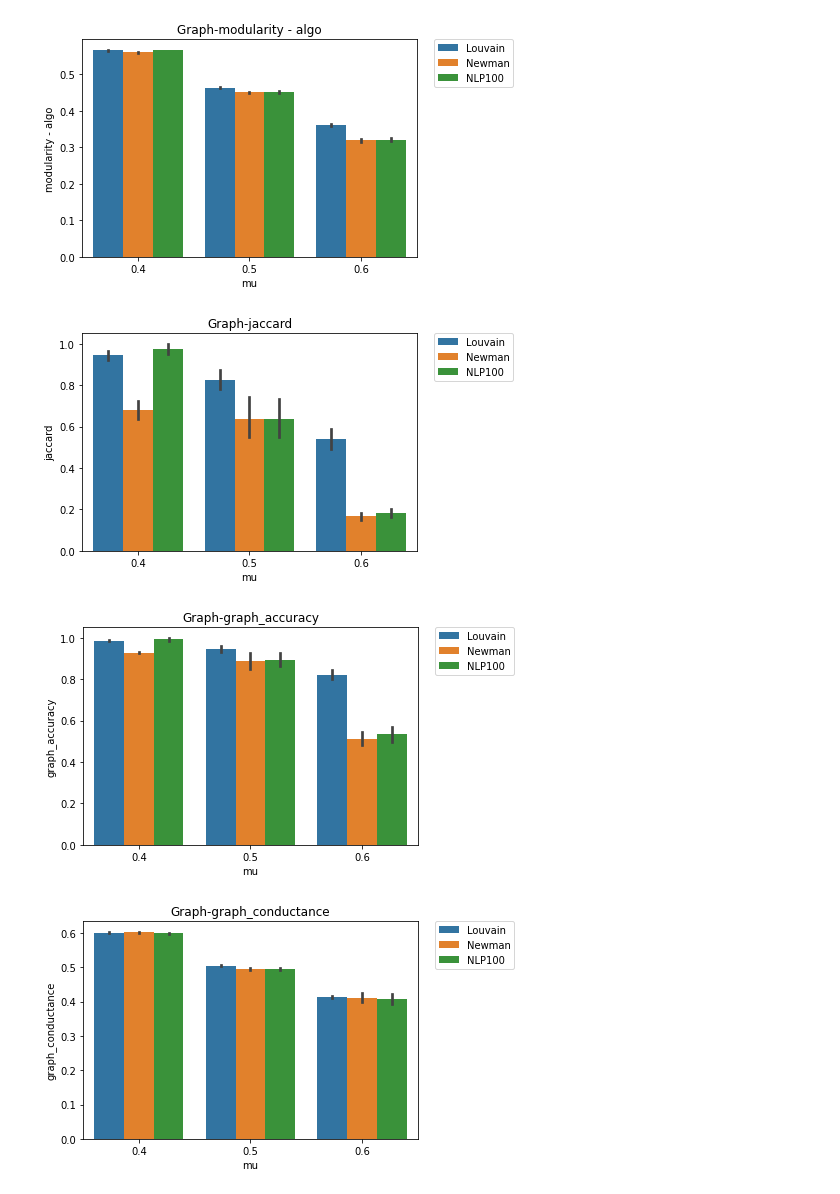
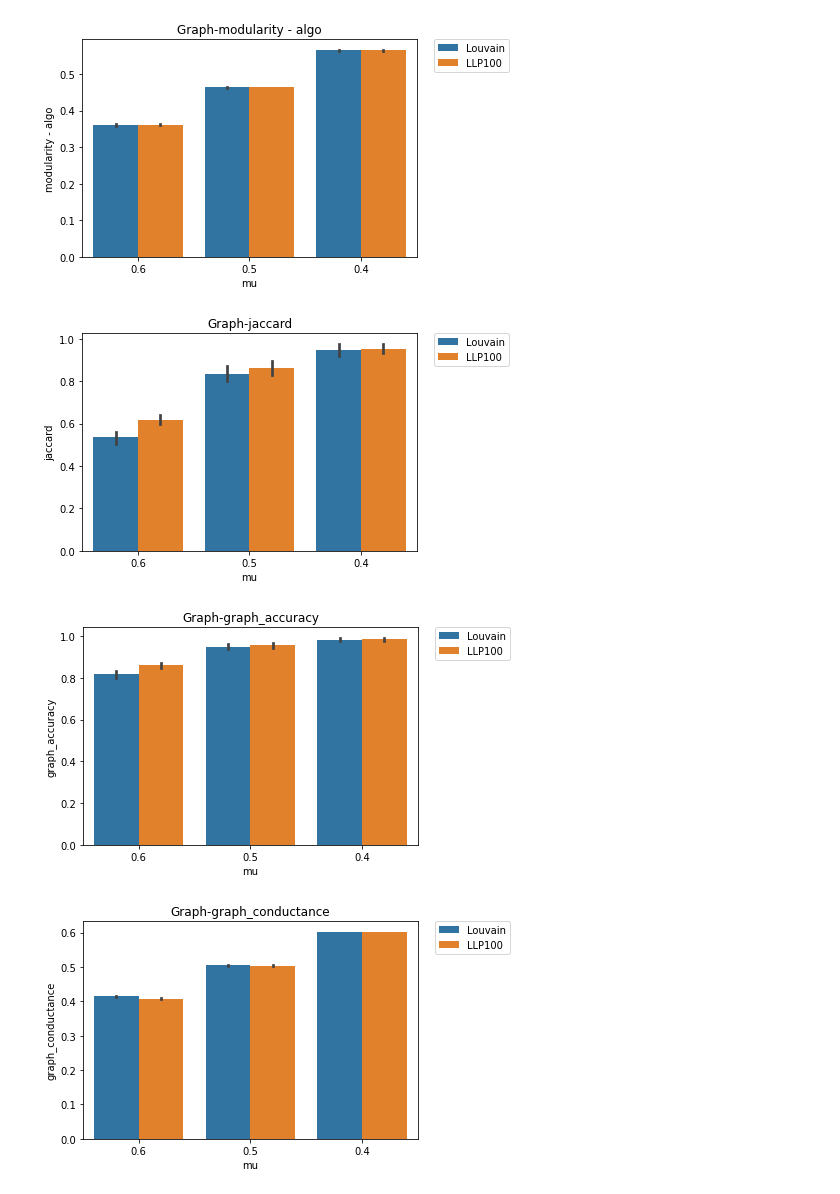
Before and after one commit to keskim1111/network-analysis, a Jupyter notebook: visualization/create_bar_plots_tests.ipynb, the cells around one changed output. Saved outputs shown, nothing was run; the diff lists cells and outputs as text; code cells hidden in the pictures.

```diff
--- a/visualization/create_bar_plots_tests.ipynb
+++ b/visualization/create_bar_plots_tests.ipynb
@@ -23,7 +23,7 @@ def print_means(df, evals):
             for mu in mus:
                 for algo in df.algo.unique():
                     algo_rows = df.loc[df["algo"]==algo].loc[df["mu"]==mu]
-                    avg = algo_rows["modularity - algo"].mean()
+                    avg = algo_rows[_eval].mean()
                     print(f"avg for: {algo}, {mu}, {_eval}:\t {avg}")
     return
 
@@ -93,16 +93,25 @@ def create_bar_graphs(df, evals, title="Graph"):
         plt.show()
 
 
+def print_times(df):
+    # mus = ["0.4", "0.5", "0.6"]
+    # for mu in mus:
+        for algo in df.algo.unique():
+            algo_rows = df.loc[df["algo"]==algo]
+            avg = algo_rows["time-sec"].mean()
+            print(f"avg time for: {algo} :\t {avg}")
+        return
 
 evals=["modularity - algo", "jaccard","graph_accuracy","graph_conductance"]
 # %%
-input_folder = "16-06-2022--11-44-29-newman-random-split-10000"
+input_folder = "18-06-2022--14-57-58-louvain-with-newman-split-1000"
 df = run_visu(input_folder)
 create_bar_graphs(df,evals)
 print_means(df, evals)
+print_times(df)
 display(df)
 # %% [output]
-[figure, old version]
+[figure, new version]
-[figure, old version]
+[figure, new version]
-[figure, old version]
+[figure, new version]
-[figure, old version]
+[figure, new version]
```
Also changed, not shown: parts of 1 cell of this notebook, 2 other files.
